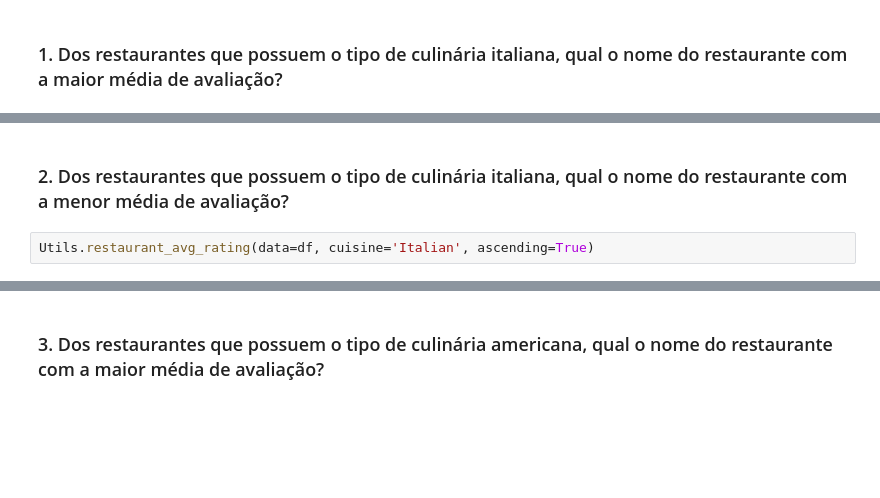
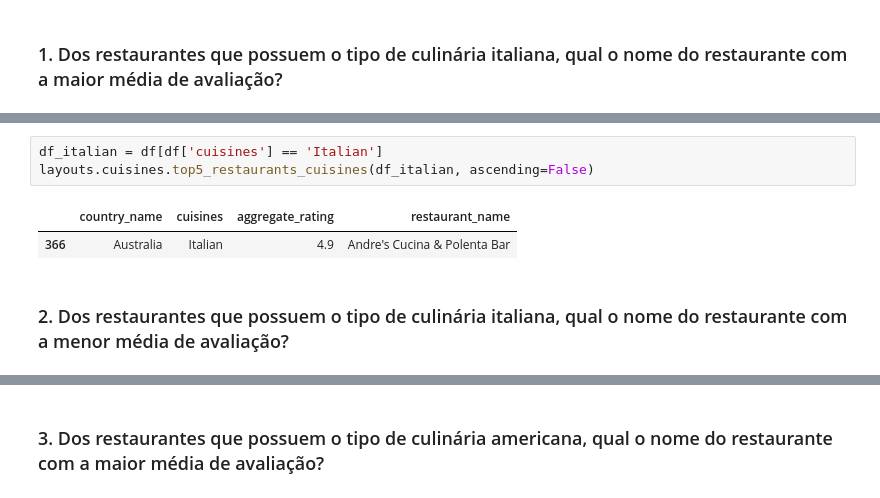
Before and after one commit to marcos-ale-fonseca/cds_ftc_projeto_aluno, a Jupyter notebook: notebooks/ProjetoDoAluno.ipynb, the cells around one changed output, grey strips where cells are left out. Drawn from its saved outputs; the diff is of its cells as text; blank space fills up the shorter version.

```diff
--- a/notebooks/ProjetoDoAluno.ipynb
+++ b/notebooks/ProjetoDoAluno.ipynb
@@ -390,4 +425,8 @@ utils.restaurant_avg_rating(data=df, cuisine='Italian', ascending=False)
+# %%
+df_italian = df[df['cuisines'] == 'Italian']
+layouts.cuisines.top5_restaurants_cuisines(df_italian, ascending=False)
+# %% [output]
+|  | country_name | cuisines | aggregate_rating | restaurant_name |
+| 366 | Australia | Italian | 4.9 | Andre's Cucina & Polenta Bar |
 # %% [markdown]
 ### 2. Dos restaurantes que possuem o tipo de culinária italiana, qual o nome do restaurante com a menor média de avaliação?
-# %%
-Utils.restaurant_avg_rating(data=df, cuisine='Italian', ascending=True)
```
Also changed, not shown: parts of 54 cells of this notebook, 3 other files.
